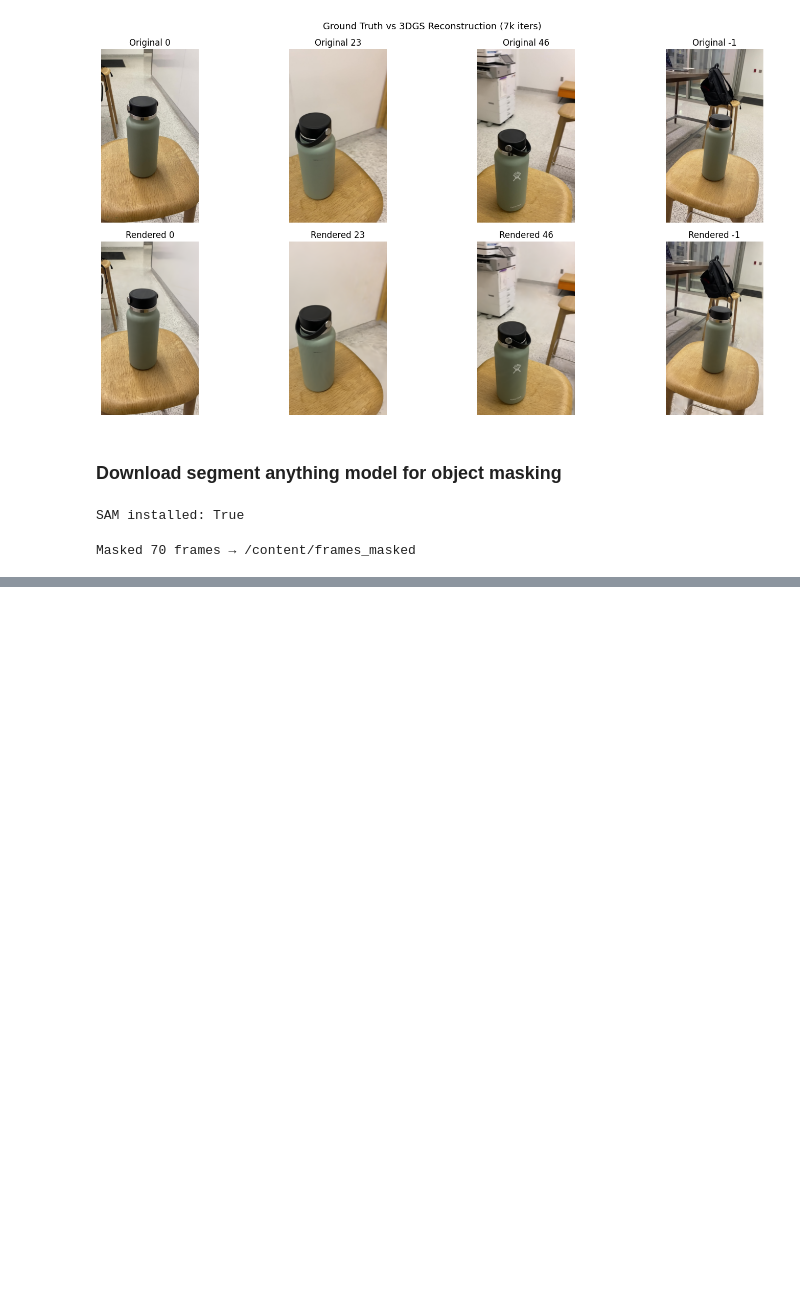
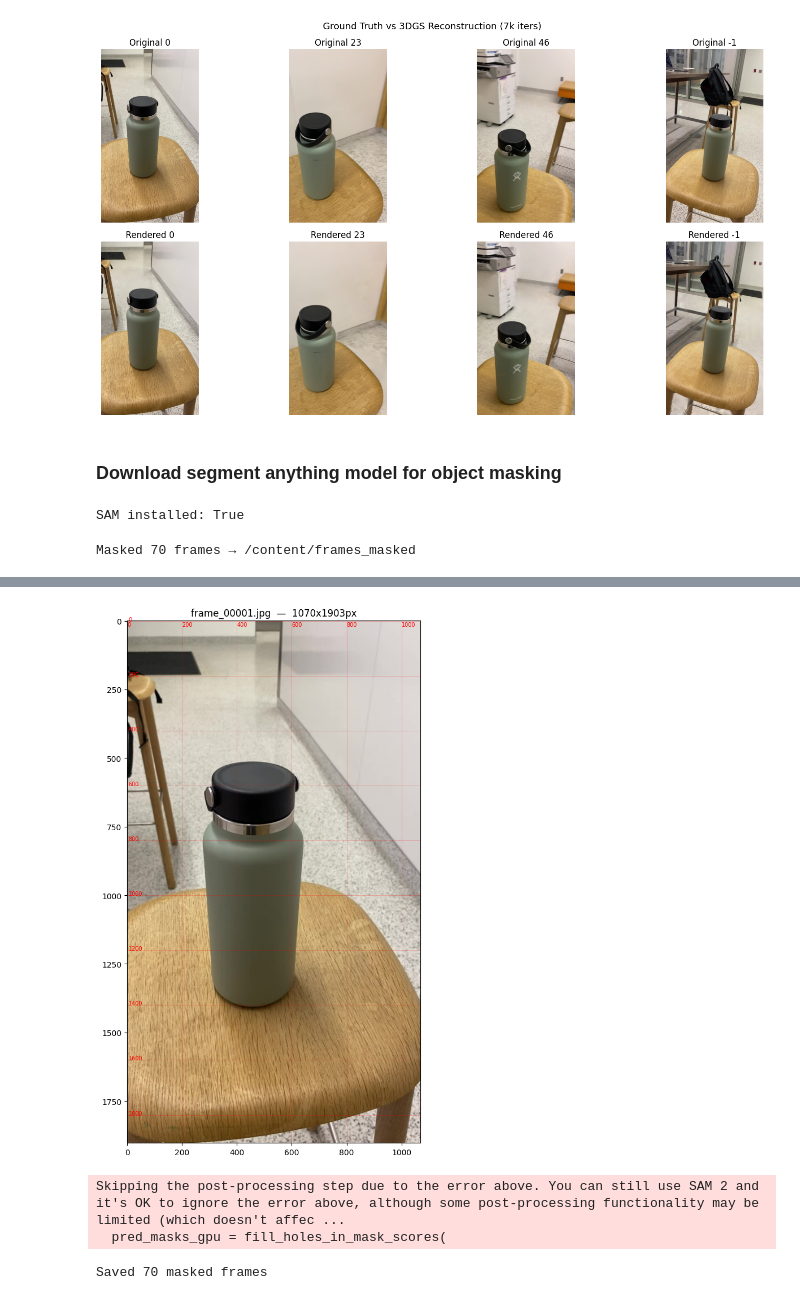
Before and after one commit to manny-serrano/TrueRender, a Jupyter notebook: notebooks/reconstruction.ipynb, the cells around one changed output, grey strips where cells are left out. Drawn from its saved outputs; the diff is of its cells as text; code cells hidden in the pictures; blank space fills up the shorter version.

```diff
--- a/notebooks/reconstruction.ipynb
+++ b/notebooks/reconstruction.ipynb
@@ -463,0 +498,27 @@ Masked 70 frames → /content/frames_masked
+# %%
+# Cell 24 — Show first frame with coordinate grid
+import matplotlib.pyplot as plt
+import matplotlib.image as mpimg
+import os
+
+image_dir = "/content/colmap_undistorted/images"
+frames = sorted(os.listdir(image_dir))
+img = mpimg.imread(f"{image_dir}/{frames[0]}")
+h, w = img.shape[:2]
+
+fig, ax = plt.subplots(figsize=(6, 10))
+ax.imshow(img)
+ax.set_title(f"{frames[0]}  —  {w}x{h}px")
+
+# Draw grid lines every 200px
+for x in range(0, w, 200):
+    ax.axvline(x, color='red', alpha=0.3, linewidth=0.5)
+    ax.text(x, 20, str(x), color='red', fontsize=7)
+for y in range(0, h, 200):
+    ax.axhline(y, color='red', alpha=0.3, linewidth=0.5)
+    ax.text(5, y, str(y), color='red', fontsize=7)
+
+plt.tight_layout()
+plt.show()
+# %% [output]
+[figure, added]
@@ -463,0 +527,47 @@ Masked 70 frames → /content/frames_masked
+# %%
+# Cell 25 — Segment hydroflask with SAM 2
+import os, sys
+import numpy as np
+import torch
+import cv2
+
+os.chdir("/content/sam2")
+sys.path.insert(0, "/content/sam2")
+
+from sam2.build_sam import build_sam2_video_predictor
+
+predictor = build_sam2_video_predictor(
+    config_file="configs/sam2.1/sam2.1_hiera_b+.yaml",
+    ckpt_path="/content/sam2/checkpoints/sam2.1_hiera_base_plus.pt",
+    device="cuda"
+)
+
+sam_dir    = "/content/sam2_frames"          # renamed integer frames
+src_dir    = "/content/colmap_undistorted/images"
+masked_dir = "/content/frames_masked"
+os.makedirs(masked_dir, exist_ok=True)
+
+orig_frames = sorted(os.listdir(src_dir))    # original filenames in order
+
+with torch.inference_mode(), torch.autocast("cuda", dtype=torch.bfloat16):
+    state = predictor.init_state(video_path=sam_dir)
+
+    predictor.add_new_points_or_box(
+        inference_state=state,
+        frame_idx=0,
+        obj_id=1,
+        points=np.array([[450, 1000]], dtype=np.float32),
+        labels=np.array([1])
+    )
+
+    for frame_idx, obj_ids, mask_logits in predictor.propagate_in_video(state):
+        mask = (mask_logits[0][0] > 0).cpu().numpy().astype(np.uint8)
+        img = cv2.imread(f"{src_dir}/{orig_frames[frame_idx]}")
+        img[mask == 0] = 255
+        cv2.imwrite(f"{masked_dir}/{orig_frames[frame_idx]}", img)
+
+print(f"Saved {len(os.listdir(masked_dir))} masked frames")
+# %% [output]
+Skipping the post-processing step due to the error above. You can still use SAM 2 and it's OK to ignore the error above, although some post-processing functionality may be limited (which doesn't affec ...
+  pred_masks_gpu = fill_holes_in_mask_scores(
+Saved 70 masked frames
```
Also changed, not shown: parts of 4 cells of this notebook.
